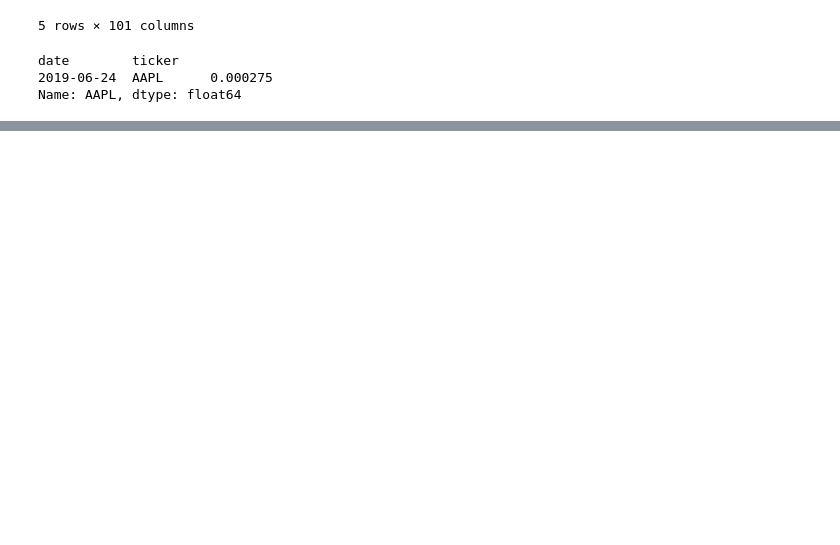
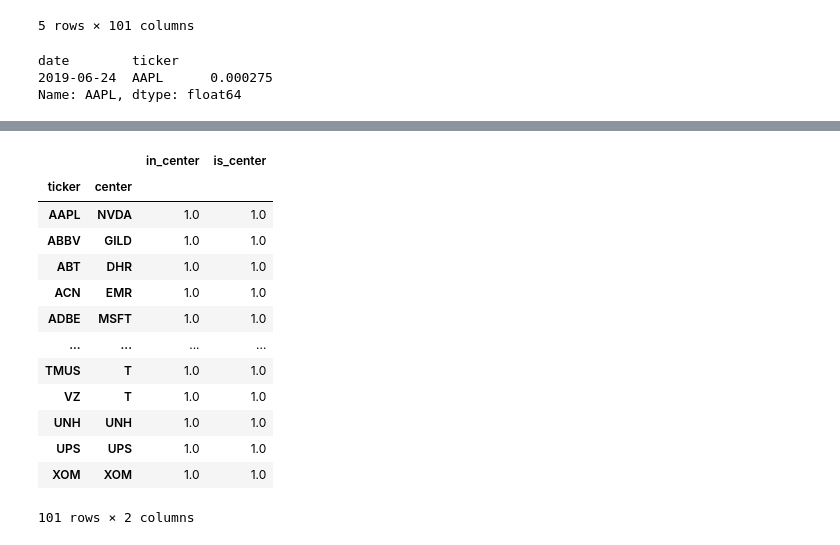
Before and after one commit to layoups/index-funds, a Jupyter notebook: preprocessing.ipynb, the cells around one changed output, grey strips where cells are left out. Cells and saved outputs as stored; diff of their text form; code cells hidden in the pictures; blank space fills up the shorter version.

```diff
--- a/preprocessing.ipynb
+++ b/preprocessing.ipynb
@@ -167,0 +188,12 @@ m.write("Clustering.lp")
+# %%
+y_results = pd.DataFrame(
+    pd.Series({i: y[i].x for i in y}),
+    columns=["is_center"]
+)
+y_results.index.name = "center"
+
+x_results = pd.DataFrame(
+    pd.Series({i: x[i].x for i in x}),
+    columns=["in_center"]
+)
+x_results.index.set_names(["ticker", "center"], inplace=True)
@@ -168,3 +217,22 @@ m.write("Clustering.lp")
+# %%
+x_y = x_results.join(y_results)
+# %%
+x_y[(x_y.in_center == 1) & (x_y.is_center == 1)]
+# %% [output]
+|  |  | in_center | is_center |
+| ticker | center |  |  |
+| AAPL | NVDA | 1.0 | 1.0 |
+| ABBV | GILD | 1.0 | 1.0 |
+| ABT | DHR | 1.0 | 1.0 |
+| ACN | EMR | 1.0 | 1.0 |
+| ADBE | MSFT | 1.0 | 1.0 |
+| ... | ... | ... | ... |
+| TMUS | T | 1.0 | 1.0 |
+| VZ | T | 1.0 | 1.0 |
+| UNH | UNH | 1.0 | 1.0 |
+| UPS | UPS | 1.0 | 1.0 |
+| XOM | XOM | 1.0 | 1.0 |
+101 rows × 2 columns
 # %% [markdown]
 <a style='text-decoration:none;line-height:16px;display:flex;color:#5B5B62;padding:10px;justify-content:end;' href='https://deepnote.com?utm_source=created-in-deepnote-cell&projectId=80cc924b-f00e-4408-bf29-ac16ba2efaff' target="_blank">
 <img alt='Created in deepnote.com' style='display:inline;max-height:16px;margin:0px;margin-right:7.5px;' src='embedded-picture-1' > </img>
```
Also changed, not shown: parts of 3 cells of this notebook, 1 other file.
